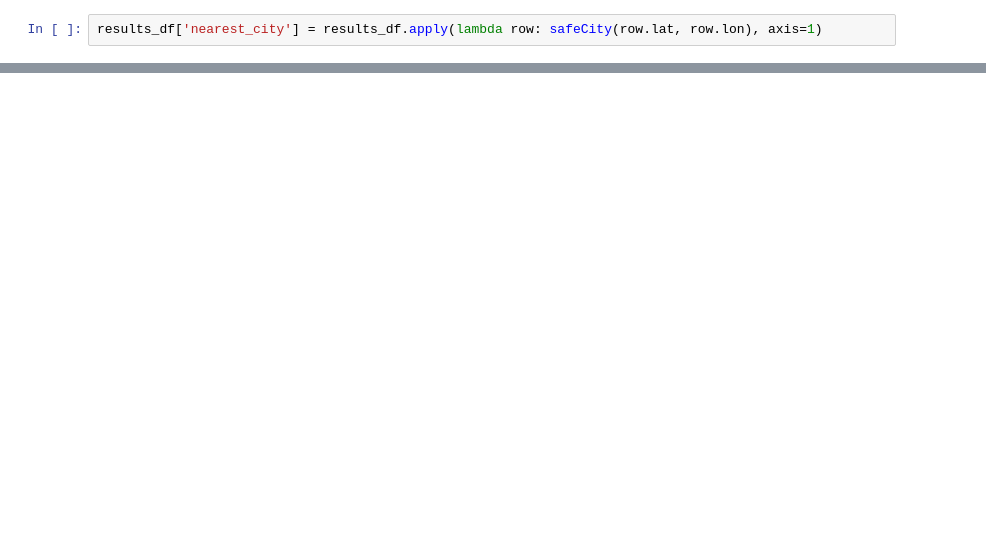
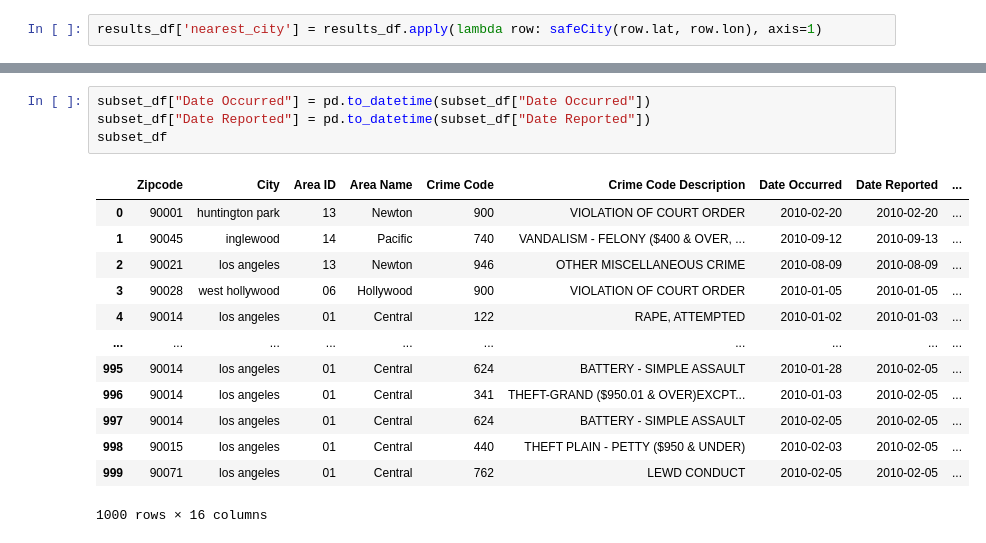
Before and after one commit to YANG007SUN/ETL_Project_Transformative_Owl, a Jupyter notebook: crime2.ipynb, the cells around one changed output, grey strips where cells are left out. Saved outputs shown, nothing was run; the diff lists cells and outputs as text; blank space fills up the shorter version.

```diff
--- a/crime2.ipynb
+++ b/crime2.ipynb
@@ -117,0 +132,18 @@ subset_df
+# %%
+subset_df["Date Occurred"] = pd.to_datetime(subset_df["Date Occurred"])
+subset_df["Date Reported"] = pd.to_datetime(subset_df["Date Reported"])
+subset_df
+# %% [output]
+|  | Zipcode | City | Area ID | Area Name | Crime Code | Crime Code Description | Date Occurred | Date Reported | ... |
+| 0 | 90001 | huntington park | 13 | Newton | 900 | VIOLATION OF COURT ORDER | 2010-02-20 | 2010-02-20 | ... |
+| 1 | 90045 | inglewood | 14 | Pacific | 740 | VANDALISM - FELONY ($400 & OVER, ... | 2010-09-12 | 2010-09-13 | ... |
+| 2 | 90021 | los angeles | 13 | Newton | 946 | OTHER MISCELLANEOUS CRIME | 2010-08-09 | 2010-08-09 | ... |
+| 3 | 90028 | west hollywood | 06 | Hollywood | 900 | VIOLATION OF COURT ORDER | 2010-01-05 | 2010-01-05 | ... |
+| 4 | 90014 | los angeles | 01 | Central | 122 | RAPE, ATTEMPTED | 2010-01-02 | 2010-01-03 | ... |
+| ... | ... | ... | ... | ... | ... | ... | ... | ... | ... |
+| 995 | 90014 | los angeles | 01 | Central | 624 | BATTERY - SIMPLE ASSAULT | 2010-01-28 | 2010-02-05 | ... |
+| 996 | 90014 | los angeles | 01 | Central | 341 | THEFT-GRAND ($950.01 & OVER)EXCPT... | 2010-01-03 | 2010-02-05 | ... |
+| 997 | 90014 | los angeles | 01 | Central | 624 | BATTERY - SIMPLE ASSAULT | 2010-02-05 | 2010-02-05 | ... |
+| 998 | 90015 | los angeles | 01 | Central | 440 | THEFT PLAIN - PETTY ($950 & UNDER) | 2010-02-03 | 2010-02-05 | ... |
+| 999 | 90071 | los angeles | 01 | Central | 762 | LEWD CONDUCT | 2010-02-05 | 2010-02-05 | ... |
+1000 rows × 16 columns
```
Also changed, not shown: parts of 12 cells of this notebook.
